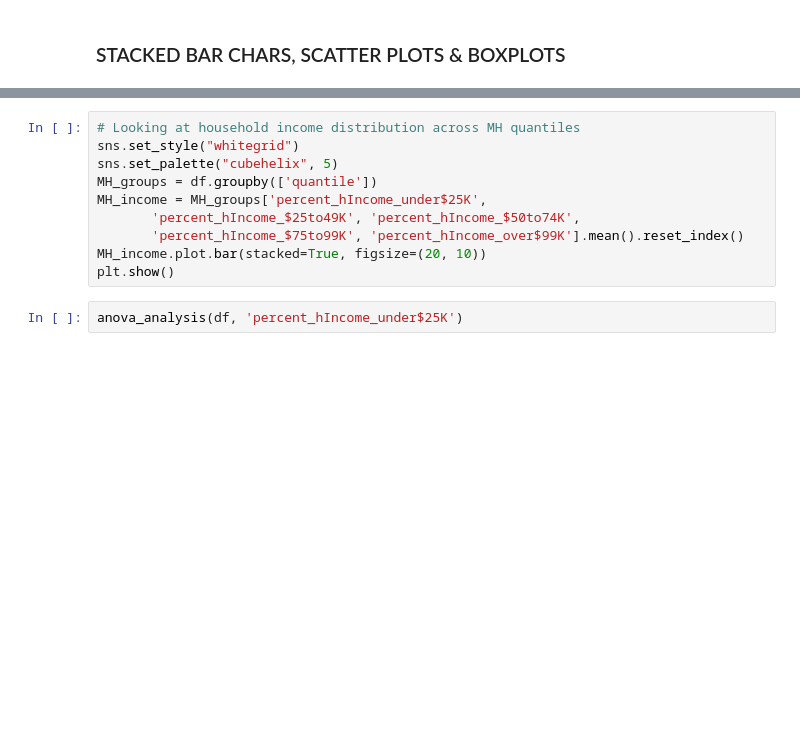
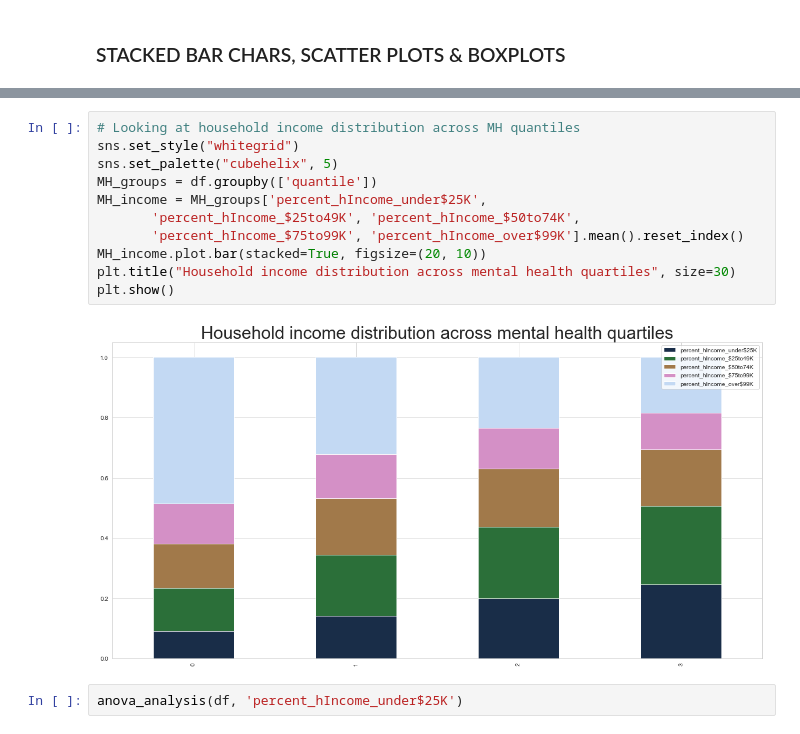
Before and after one commit to PetitsPoissons/Health_Project, a Jupyter notebook: MH_notebook_final_incl_Choropleth.ipynb, the cells around one changed output, grey strips where cells are left out. Cells and saved outputs as stored; diff of their text form; blank space fills up the shorter version.

```diff
--- a/MH_notebook_final_incl_Choropleth.ipynb
+++ b/MH_notebook_final_incl_Choropleth.ipynb
@@ -411,13 +598,16 @@ plt.show()
 # %%
 # Looking at household income distribution across MH quantiles
 sns.set_style("whitegrid")
 sns.set_palette("cubehelix", 5)
 MH_groups = df.groupby(['quantile'])
 MH_income = MH_groups['percent_hIncome_under$25K',
        'percent_hIncome_$25to49K', 'percent_hIncome_$50to74K',
        'percent_hIncome_$75to99K', 'percent_hIncome_over$99K'].mean().reset_index()
 MH_income.plot.bar(stacked=True, figsize=(20, 10))
+plt.title("Household income distribution across mental health quartiles", size=30)
 plt.show()
+# %% [output]
+[figure, added]
 # %%
 anova_analysis(df, 'percent_hIncome_under$25K')
 # %%
```
Also changed, not shown: parts of 52 cells of this notebook, 6 other files.
